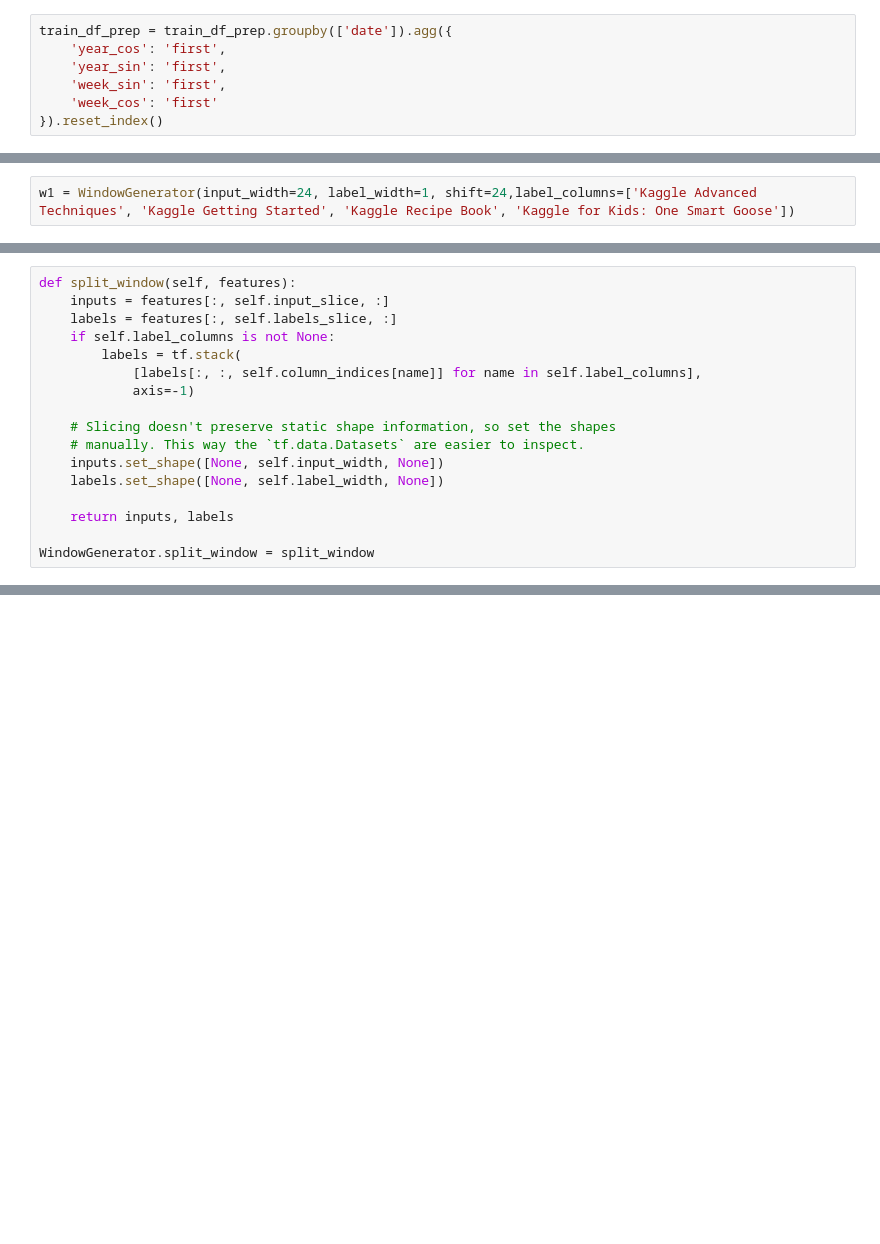
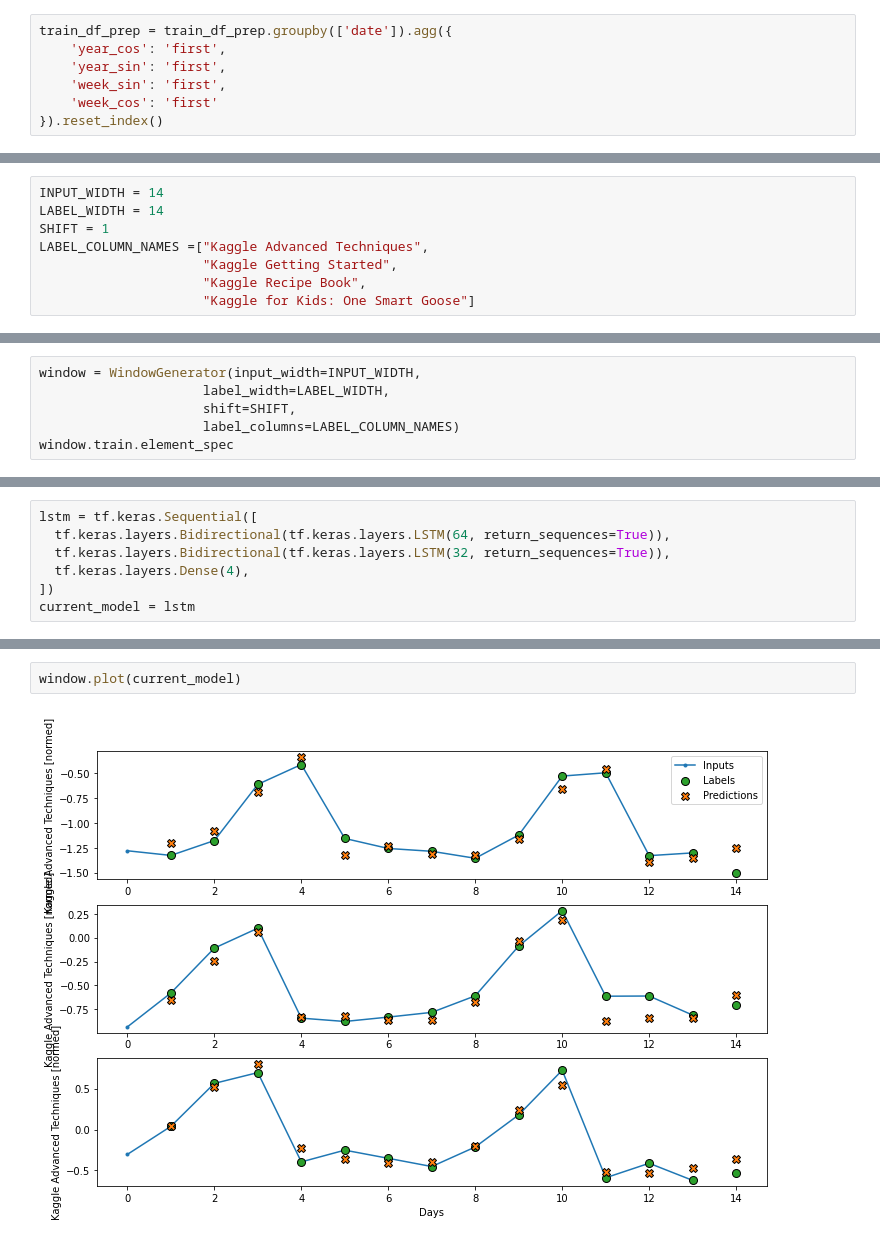
Before and after one commit to Jan-Oliver/Kaggle_TPS_SEP22, a Jupyter notebook: jupyter/train.ipynb, the cells around one changed output, grey strips where cells are left out. Saved outputs shown, nothing was run; the diff lists cells and outputs as text; blank space fills up the shorter version.

```diff
--- a/jupyter/train.ipynb
+++ b/jupyter/train.ipynb
@@ -332,2 +595,8 @@ class WindowGenerator():
 # %%
-w1 = WindowGenerator(input_width=24, label_width=1, shift=24,label_columns=['Kaggle Advanced Techniques', 'Kaggle Getting Started', 'Kaggle Recipe Book', 'Kaggle for Kids: One Smart Goose'])
+INPUT_WIDTH = 14
+LABEL_WIDTH = 14
+SHIFT = 1
+LABEL_COLUMN_NAMES =["Kaggle Advanced Techniques",
+                     "Kaggle Getting Started",
+                     "Kaggle Recipe Book",
+                     "Kaggle for Kids: One Smart Goose"]
@@ -341,17 +603,6 @@ Label column name(s): ['Kaggle Advanced Techniques', 'Kaggle Getting Started', '
-# %%
-def split_window(self, features):
-    inputs = features[:, self.input_slice, :]
-    labels = features[:, self.labels_slice, :]
-    if self.label_columns is not None:
-        labels = tf.stack(
-            [labels[:, :, self.column_indices[name]] for name in self.label_columns],
-            axis=-1)
-
-    # Slicing doesn't preserve static shape information, so set the shapes
-    # manually. This way the `tf.data.Datasets` are easier to inspect.
-    inputs.set_shape([None, self.input_width, None])
-    labels.set_shape([None, self.label_width, None])
-
-    return inputs, labels
-
-WindowGenerator.split_window = split_window
+# %%
+window = WindowGenerator(input_width=INPUT_WIDTH,
+                     label_width=LABEL_WIDTH,
+                     shift=SHIFT,
+                     label_columns=LABEL_COLUMN_NAMES)
+window.train.element_spec
@@ -357,0 +646,7 @@ WindowGenerator.split_window = split_window
+# %%
+lstm = tf.keras.Sequential([
+  tf.keras.layers.Bidirectional(tf.keras.layers.LSTM(64, return_sequences=True)),
+  tf.keras.layers.Bidirectional(tf.keras.layers.LSTM(32, return_sequences=True)),
+  tf.keras.layers.Dense(4),
+])
+current_model = lstm
@@ -357,0 +673,4 @@ WindowGenerator.split_window = split_window
+# %%
+window.plot(current_model)
+# %% [output]
+[figure, added]
```
Also changed, not shown: parts of 36 cells of this notebook, 1 other file.
